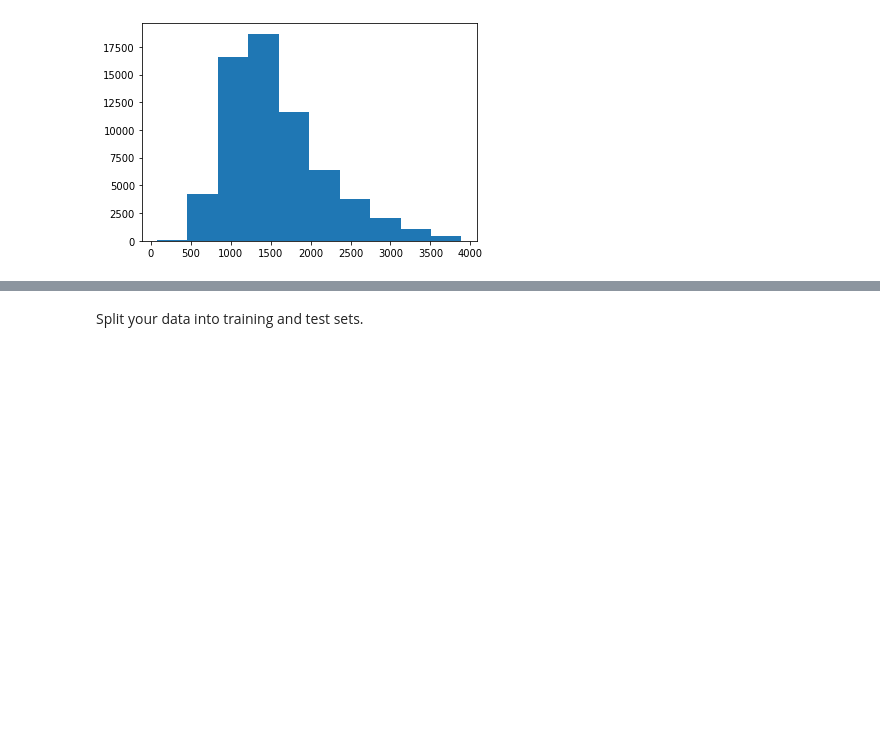
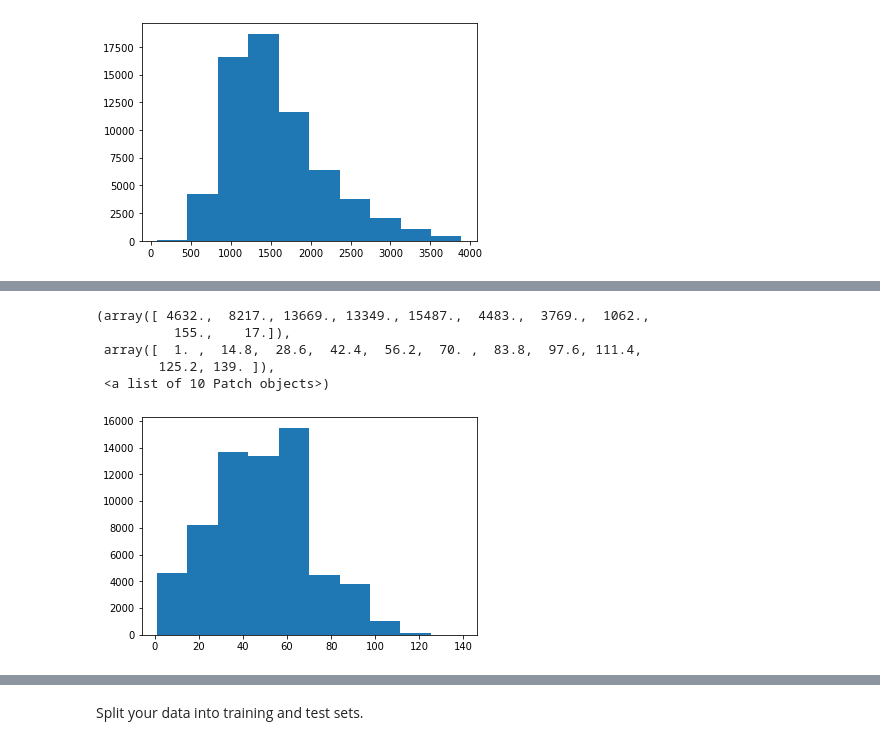
Before and after one commit to clustering-zillow/clustering-zillow, a Jupyter notebook: Brandi-cluster.ipynb, the cells around one changed output, grey strips where cells are left out. Cells and saved outputs as stored; diff of their text form; code cells hidden in the pictures; blank space fills up the shorter version.

```diff
--- a/Brandi-cluster.ipynb
+++ b/Brandi-cluster.ipynb
@@ -184,0 +203,9 @@ zillow.sf_bin.value_counts(sort = False).plot.bar()
+# %%
+plt.hist(zillow.age)
+# %% [output]
+(array([ 4632.,  8217., 13669., 13349., 15487.,  4483.,  3769.,  1062.,
+          155.,    17.]),
+ array([  1. ,  14.8,  28.6,  42.4,  56.2,  70. ,  83.8,  97.6, 111.4,
+        125.2, 139. ]),
+ <a list of 10 Patch objects>)
+[figure, added]
```
Also changed, not shown: parts of 12 cells of this notebook, 1 other file.
